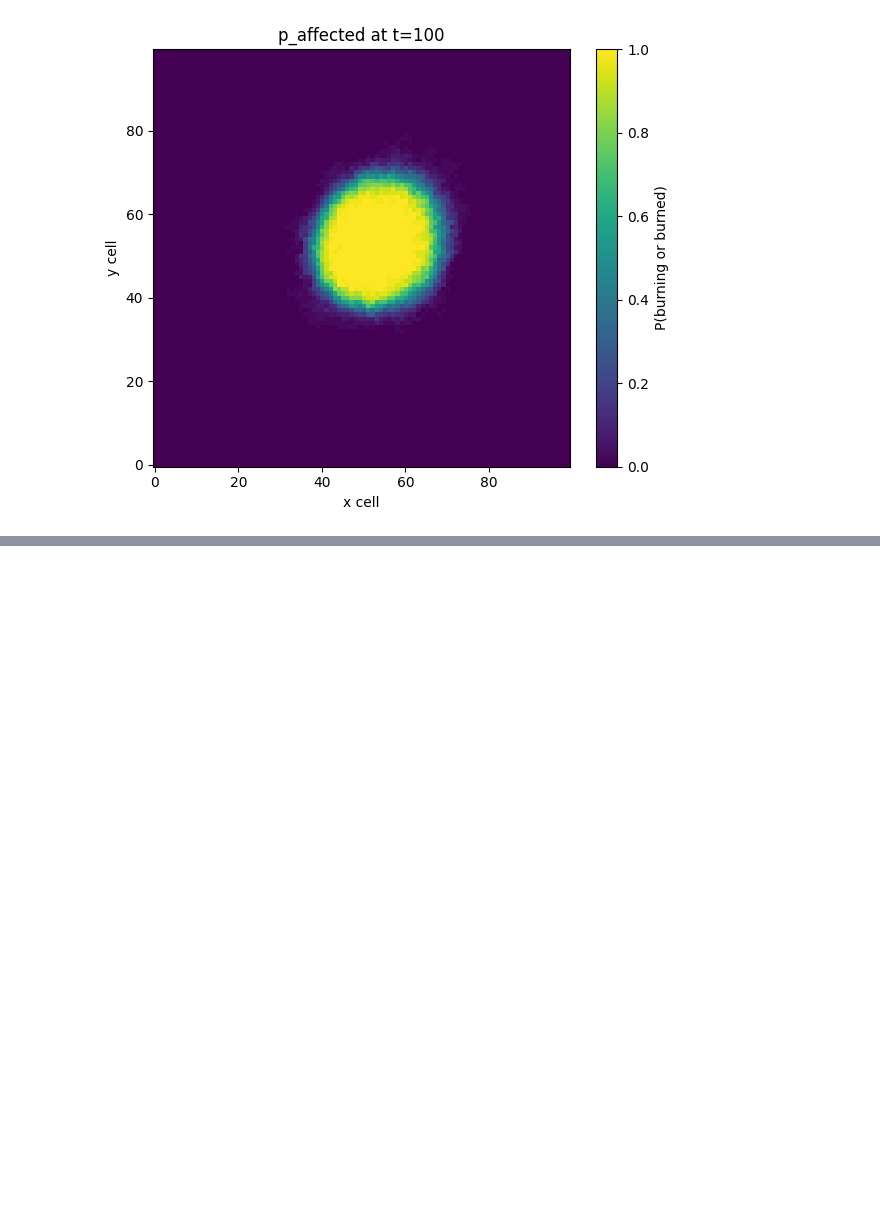
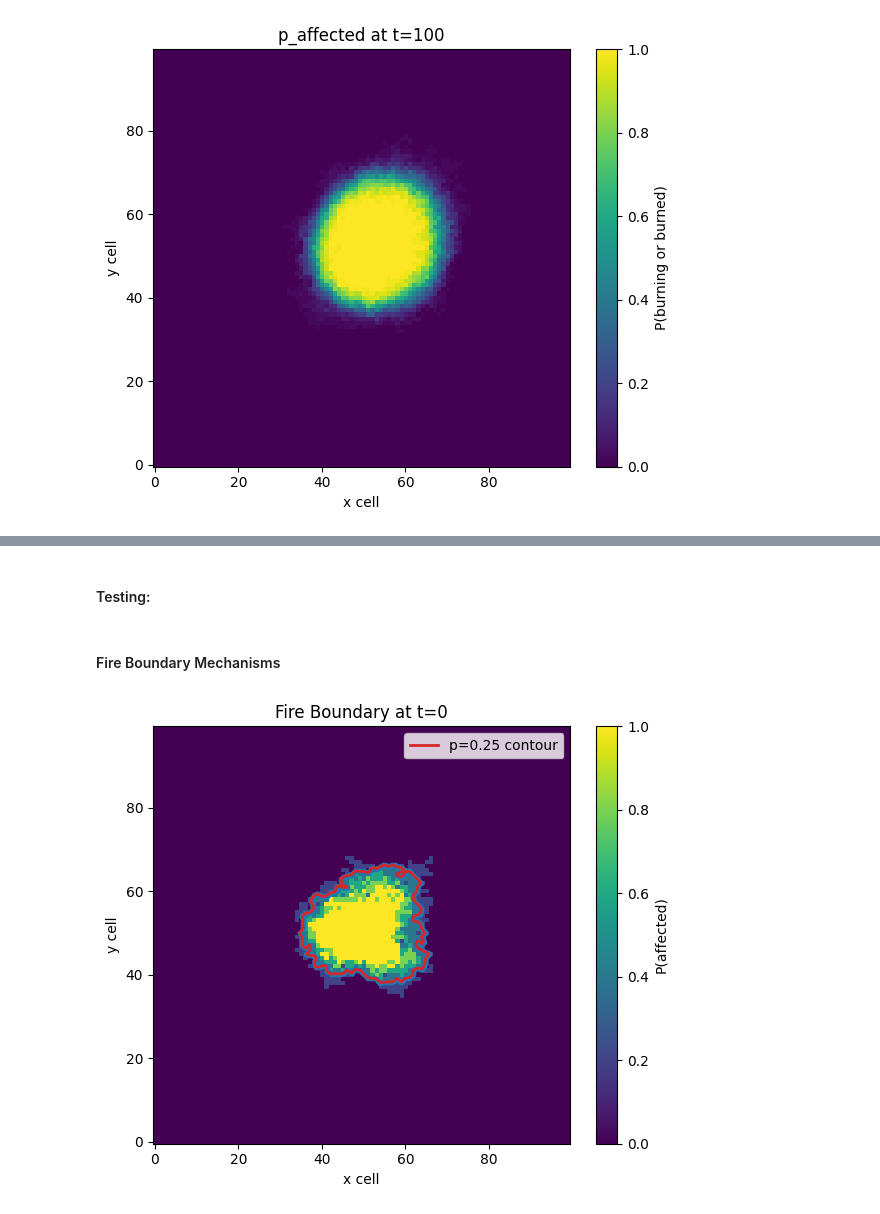
Before and after one commit to joshgreenwa/PyroFinsler, a Jupyter notebook: Updated L48 Fire Model.ipynb, the cells around one changed output, grey strips where cells are left out. Drawn from its saved outputs; the diff is of its cells as text; code cells hidden in the pictures; blank space fills up the shorter version.

```diff
--- a/Updated L48 Fire Model.ipynb
+++ b/Updated L48 Fire Model.ipynb
@@ -743,0 +1160,22 @@ model.plot_firestate(reupdated_fire_snapshot, kind="p_affected", title="Aggregat
+# %% [markdown]
+#### Testing:
+# %% [markdown]
+#### Fire Boundary Mechanisms
+# %%
+extracted_boundary = extract_fire_boundary(
+    fire_snapshot,
+    K=200,
+    p_boundary=0.25,
+    field="affected",
+    anchor="max_x",
+    ccw=True
+)
+
+plot_fire_boundary(
+    fire_snapshot,
+    extracted_boundary,
+    field="affected",
+    title="Fire Boundary at t=0"
+)
+# %% [output]
+[figure, added]
```
Also changed, not shown: parts of 12 cells of this notebook.
